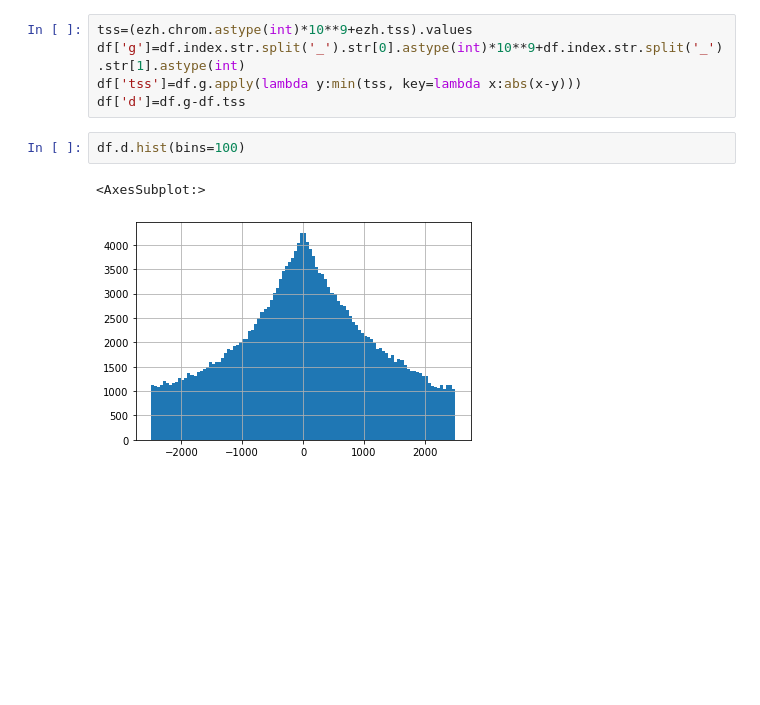
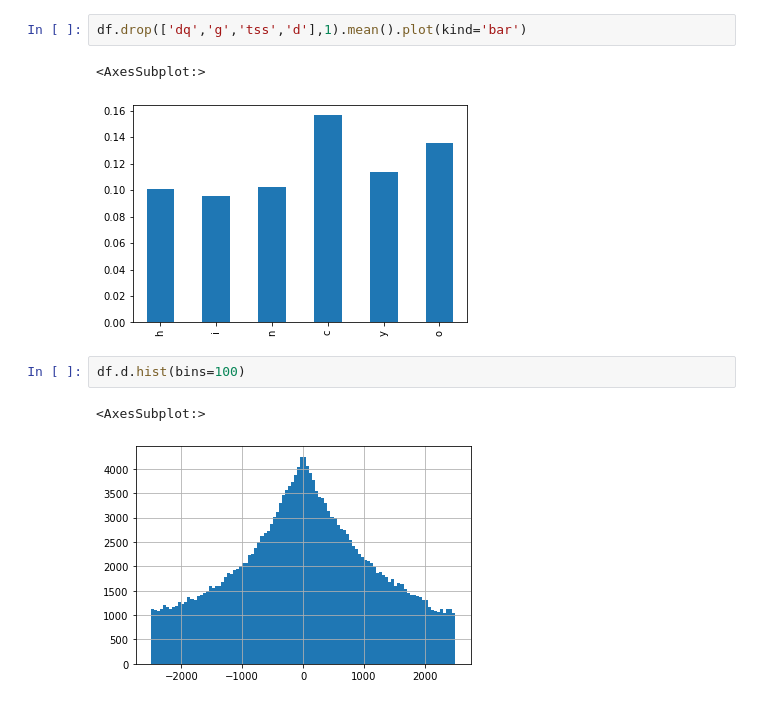
Before and after one commit to moqri/aging_2021, a Jupyter notebook: index/index.ipynb, the cells around one changed output. Drawn from its saved outputs; the diff is of its cells as text; blank space fills up the shorter version.

```diff
--- a/index/index.ipynb
+++ b/index/index.ipynb
@@ -102,8 +119,8 @@ df.shape
-# %%
-tss=(ezh.chrom.astype(int)*10**9+ezh.tss).values
-df['g']=df.index.str.split('_').str[0].astype(int)*10**9+df.index.str.split('_').str[1].astype(int)
-df['tss']=df.g.apply(lambda y:min(tss, key=lambda x:abs(x-y)))
-df['d']=df.g-df.tss
+# %%
+df.drop(['dq','g','tss','d'],1).mean().plot(kind='bar')
+# %% [output]
+<AxesSubplot:>
+[figure, added]
 # %%
 df.d.hist(bins=100)
 # %% [output]
```
Also changed, not shown: parts of 21 cells of this notebook, 3 other files.
